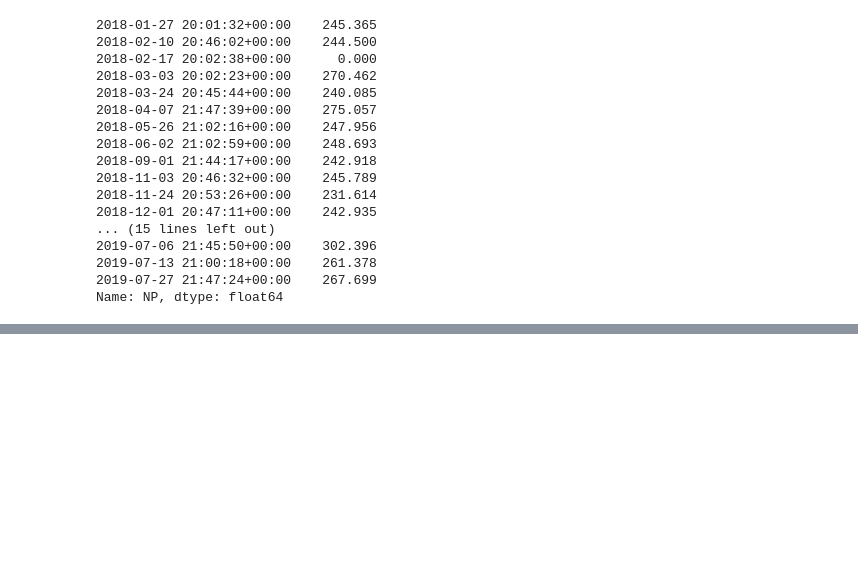
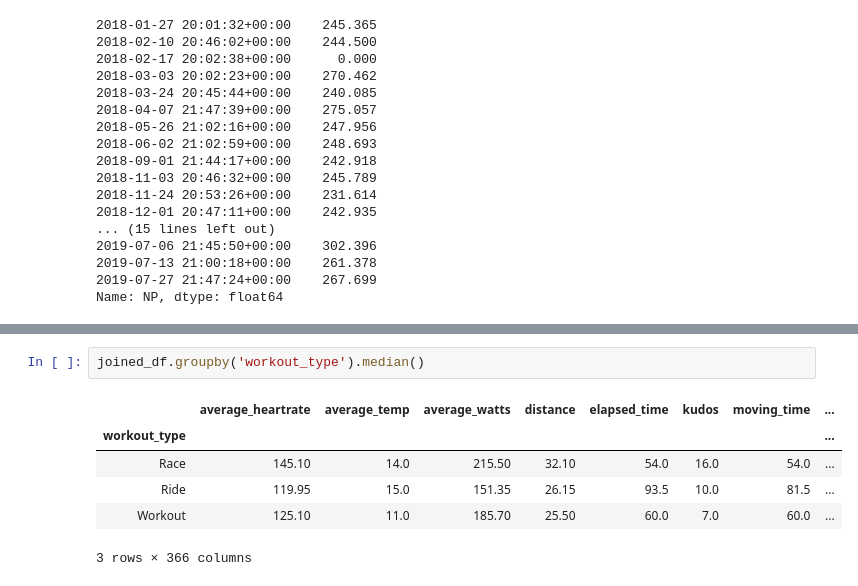
Before and after one commit to bhagyashreedhebe/Portfolios, a Jupyter notebook: Portfolio 1.ipynb, the cells around one changed output, grey strips where cells are left out. Saved outputs shown, nothing was run; the diff lists cells and outputs as text; blank space fills up the shorter version.

```diff
--- a/Portfolio 1.ipynb
+++ b/Portfolio 1.ipynb
@@ -344,0 +405,9 @@ Name: NP, dtype: float64
+# %%
+joined_df.groupby('workout_type').median()
+# %% [output]
+|  | average_heartrate | average_temp | average_watts | distance | elapsed_time | kudos | moving_time | ... |
+| workout_type |  |  |  |  |  |  |  | ... |
+| Race | 145.10 | 14.0 | 215.50 | 32.10 | 54.0 | 16.0 | 54.0 | ... |
+| Ride | 119.95 | 15.0 | 151.35 | 26.15 | 93.5 | 10.0 | 81.5 | ... |
+| Workout | 125.10 | 11.0 | 185.70 | 25.50 | 60.0 | 7.0 | 60.0 | ... |
+3 rows × 366 columns
```
Also changed, not shown: parts of 6 cells of this notebook.
